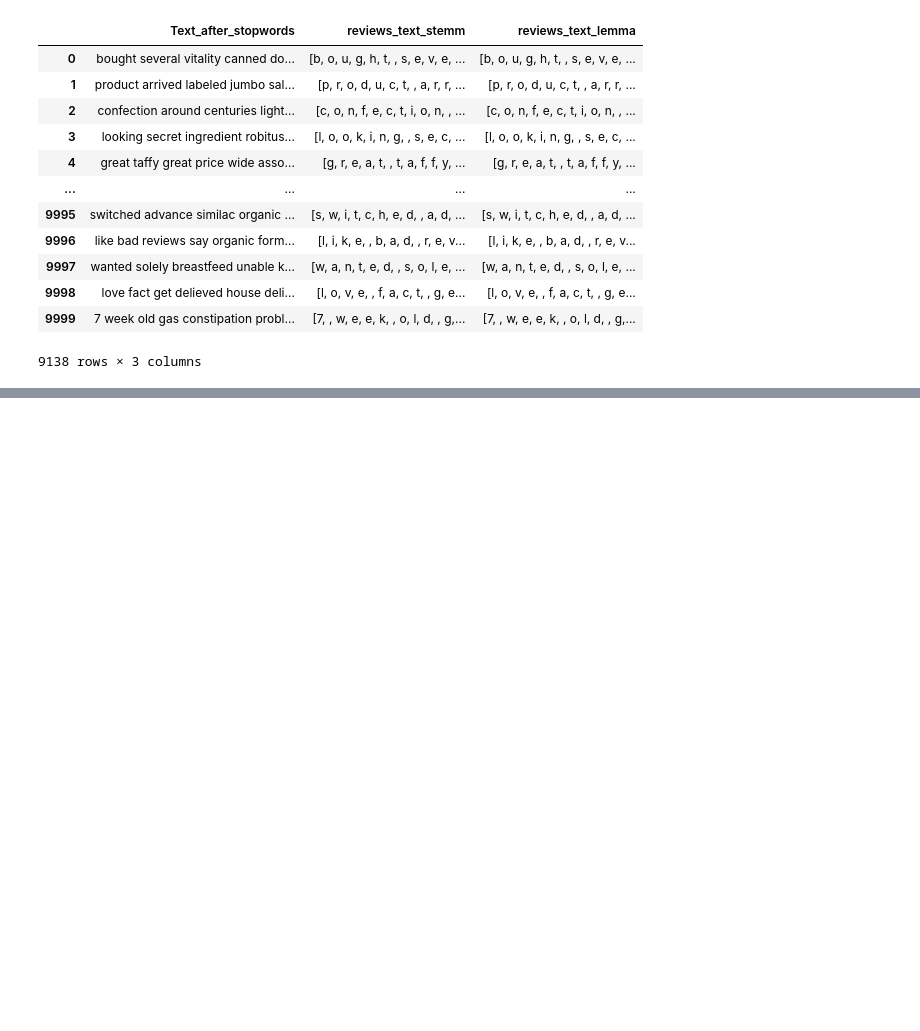
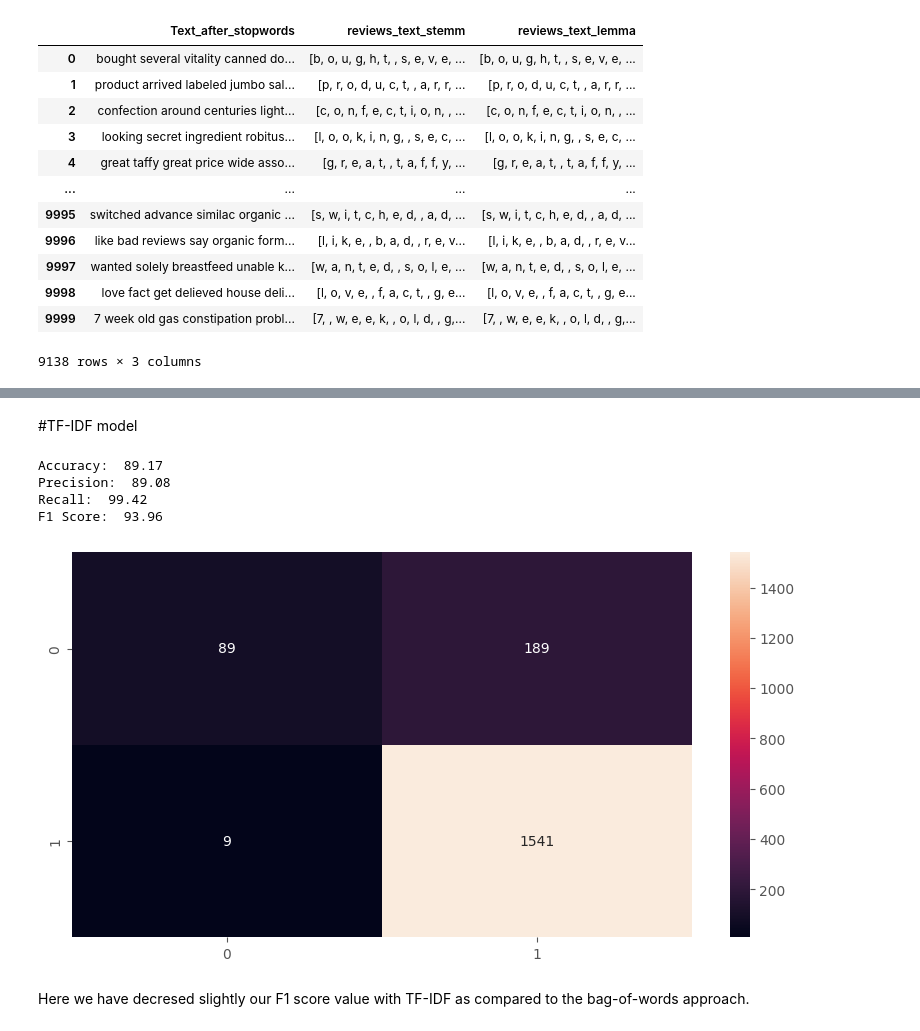
Before and after one commit to techsidh/Amazon-reviews-sentiment-analysis, a Jupyter notebook: Amazon_Review.ipynb, the cells around one changed output, grey strips where cells are left out. Saved outputs shown, nothing was run; the diff lists cells and outputs as text; code cells hidden in the pictures; blank space fills up the shorter version.

```diff
--- a/Amazon_Review.ipynb
+++ b/Amazon_Review.ipynb
@@ -457,0 +718,38 @@ amazon_reviews[['Text_after_stopwords','reviews_text_stemm','reviews_text_lemma'
+# %% [markdown]
+#TF-IDF model
+# %%
+tfidf_counts = TfidfVectorizer(tokenizer = word_tokenize,
+                               stop_words = noise_words,
+                               ngram_range = (1,1))
+
+tfidf_data = tfidf_counts.fit_transform(amazon_reviews['reviews_text_new'])
+X_train_tfidf,X_test_tfidf,y_train_tfidf,y_test_tfidf = train_test_split(tfidf_data,
+                                                                         amazon_reviews['Sentimenta_scores'],
+                                                                         test_size = 0.2,
+                                                                         random_state = 0)
+#Applying logistic regression to TF-IDF features
+lr_tfidf = LogisticRegression()
+
+y_pred_tfidf = lr_tfidf.fit(X_train_tfidf,y_train_tfidf).predict(X_test_tfidf)
+
+cm_tfidf = confusion_matrix(y_test_tfidf,y_pred_tfidf)
+plt.figure(figsize = (10,5))
+sns.heatmap(cm_tfidf,
+            annot=True,
+            fmt='g')
+
+print("Accuracy: ", round(accuracy_score(y_test_tfidf,y_pred_tfidf),4)*100)
+
+print("Precision: ", round(precision_score(y_test_tfidf,y_pred_tfidf),4)*100)
+
+print("Recall: ", round(recall_score(y_test_tfidf,y_pred_tfidf),4)*100)
+
+print("F1 Score: ", round(f1_score(y_test_tfidf,y_pred_tfidf),4)*100)
+# %% [output]
+Accuracy:  89.17
+Precision:  89.08
+Recall:  99.42
+F1 Score:  93.96
+[figure, added]
+# %% [markdown]
+Here we have decresed slightly our F1 score value with TF-IDF as compared to the bag-of-words approach.
```
Also changed, not shown: parts of 53 cells of this notebook.
